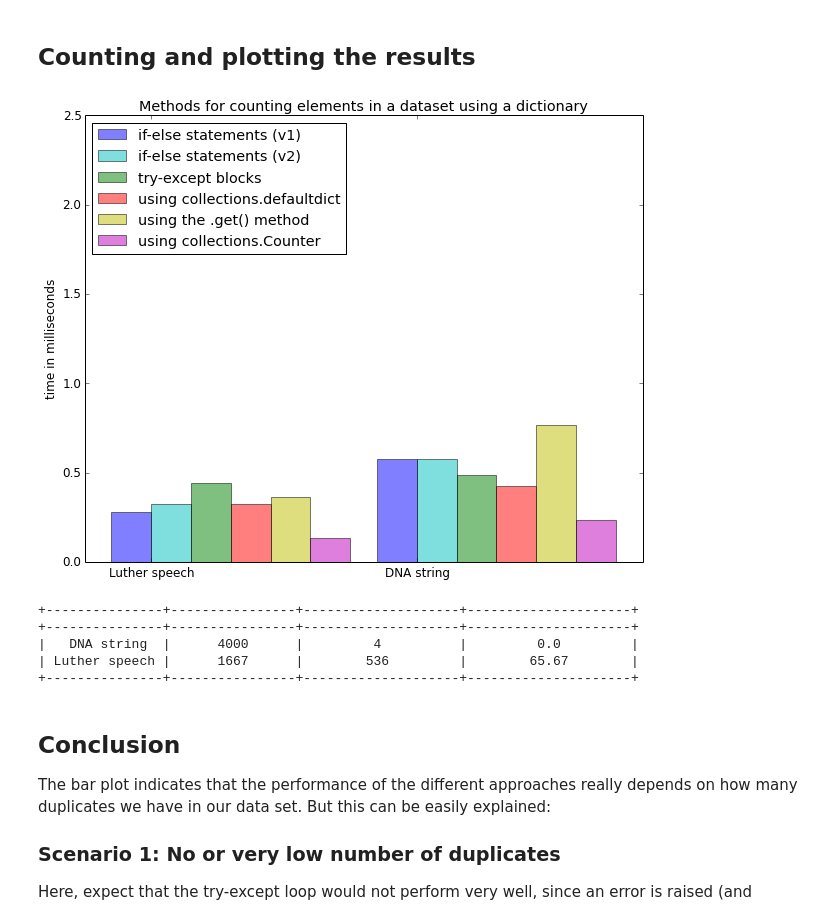
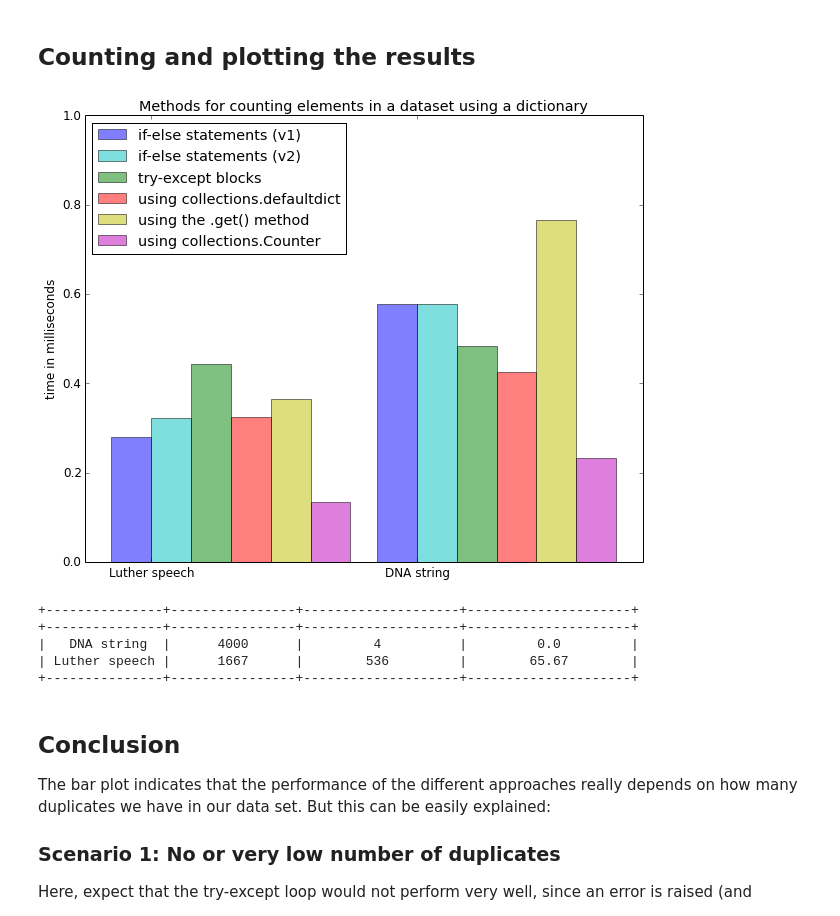
Before and after one commit to rasbt/One-Python-benchmark-per-day, a Jupyter notebook: ipython_nbs/day3_dictionary_counting.ipynb, the cells around one changed output. Saved outputs shown, nothing was run; the diff lists cells and outputs as text; code cells hidden in the pictures.

```diff
--- a/ipython_nbs/day3_dictionary_counting.ipynb
+++ b/ipython_nbs/day3_dictionary_counting.ipynb
@@ -158,37 +158,37 @@ ax.set_title('Methods for counting elements in a dataset using a dictionary')
 ax.set_xticks(ind + width)
 ax.set_xticklabels(['Luther speech', 'DNA string'])
 plt.xlim(-0.1,2)
-plt.ylim(0,2.5)
+plt.ylim(0,1)
 plt.legend(loc='upper left')
 plt.show()
 
 ##############################
 ## Print data summary table ##
 ##############################
 import prettytable
 
 def count_unique(input_data):
     unique = 0
     count_dict = add_element_check1(input_data)
     for count in count_dict.values():
         if count == 1:
             unique += 1
     different_ele = len(count_dict)
     unique_ele = round(unique / different_ele * 100, 2)
     return (different_ele, unique_ele)
 
 speech_different, speech_unique = count_unique(speech)
 dna_different, dna_unique = count_unique(dna)
 
 fit_table = prettytable.PrettyTable(["", "total elements" ,
                                      "different elements",
                                      "unique elements (%)"])
 fit_table.add_row(["DNA string", len(dna), dna_different, dna_unique])
 fit_table.add_row(["Luther speech", len(speech), speech_different, speech_unique])
 
 print(fit_table)
 # %% [output]
-[figure, old version]
+[figure, new version]
 +---------------+----------------+--------------------+---------------------+
 +---------------+----------------+--------------------+---------------------+
 |   DNA string  |      4000      |         4          |         0.0         |
```
Also changed, not shown: 1 other file.
